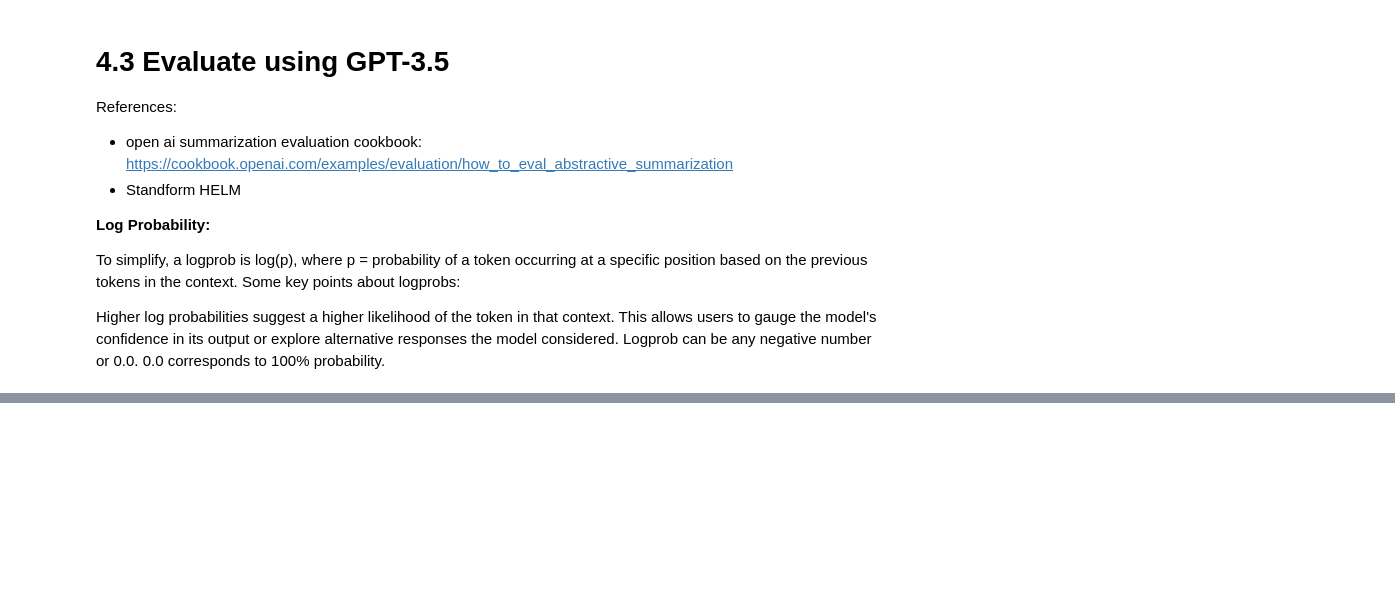
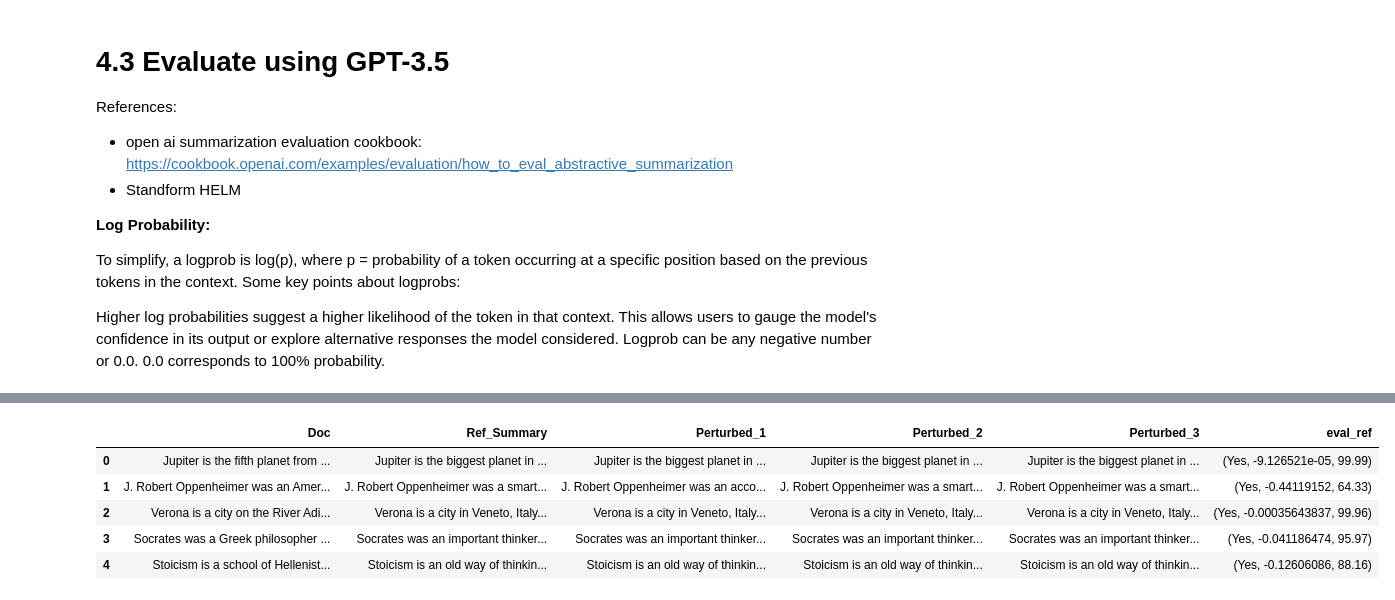
Before and after one commit to zhaojj1014/LLM_Summarization_Demo, a Jupyter notebook: summarization_demo.ipynb, the cells around one changed output, grey strips where cells are left out. Saved outputs shown, nothing was run; the diff lists cells and outputs as text; code cells hidden in the pictures; blank space fills up the shorter version.

```diff
--- a/summarization_demo.ipynb
+++ b/summarization_demo.ipynb
@@ -827,13 +744,0 @@ def eval_faithful(doc, summary):
-# %%
-# test
-doc = "Jupiter is the fifth planet from the Sun and the largest in the Solar System. It is a gas giant with a mass one-thousandth that of the Sun, but two-and-a-half times that of all the other planets in the Solar System combined. Jupiter is one of the brightest objects visible to the naked eye in the night sky, and has been known to ancient civilizations since before recorded history. It is named after the Roman god Jupiter.[19] When viewed from Earth, Jupiter can be bright enough for its reflected light to cast visible shadows,[20] and is on average the third-brightest natural object in the night sky after the Moon and Venus."
-ref = "Jupiter is a big planet in our Solar System that is fifth from the Sun. It is the largest planet and is made of gas. Jupiter is very bright in the sky and can even cast shadows on Earth. It has been known to people for a long time and is named after a Roman god."
-# perturb the ref summary: replace Jupiter with Mars
-perturbed_ref_1 = "Mars is a big planet in our Solar System that is fifth from the Sun. It is the largest planet and is made of gas. Mars is very bright in the sky and can even cast shadows on Earth. It has been known to people for a long time and is named after a Roman god."
-# perturb the ref summary: replace 5th with 7th
-perturbed_ref_2 = "Jupiter is the largest planet in our Solar System that is 7th from the Sun. It is made of gas. Jupiter is very bright in the sky and can even cast shadows on Earth. It has been known to people for a long time and is named after a Roman god."
-# perturb the ref summary: add new info
-perturbed_ref_3 = "Jupiter is a big planet in our Solar System that is fifth from the Sun. It is the largest planet and is mostly made of hydrogen and helium. Jupiter is very bright in the sky and can even cast shadows on Earth. It has been known to people for a long time and is named after a Roman god."
-
-print(len(doc.split()))
-print(len(ref.split()))
@@ -884,3 +744,0 @@ Yes
-# %%
-log_probability = test.choices[0].logprobs.content[0].logprob
-print(log_probability)
@@ -906,0 +745,18 @@ BERTScore Precision: 0.7804, Recall: 0.9054, F1: 0.8383
+# %%
+# get completion
+def get_completion(messages, max_tokens, temperature, logprobs, model="gpt-3.5-turbo"):
+    response = client.chat.completions.create(
+        model=model,
+        messages=messages,
+        max_tokens=max_tokens,
+        temperature=temperature, # this is the degree of randomness of the model's output
+        logprobs=logprobs,
+        # top_p=1
+    )
+
+    # summary = response.choices[0].message.content
+    # prompt_tokens = response.usage.prompt_tokens
+    # completion_tokens = response.usage.completion_tokens
+
+    # return {"summary": summary, "prompt_tokens": prompt_tokens, "completion_tokens": completion_tokens}
+    return response
@@ -906,0 +772,4 @@ BERTScore Precision: 0.7804, Recall: 0.9054, F1: 0.8383
+# %%
+# load the test data
+test_df = pd.read_csv(os.path.join(data_path, 'faithfulness_test_summary_perturbed.csv'))
+test_df.head()
@@ -906,0 +830,11 @@ BERTScore Precision: 0.7804, Recall: 0.9054, F1: 0.8383
+# %%
+# evaluate faithfulness of the reference summary
+test_df['eval_ref'] = test_df.apply(lambda row: eval_faithful(row['Doc'], row['Ref_Summary']), axis=1)
+test_df.head()
+# %% [output]
+|  | Doc | Ref_Summary | Perturbed_1 | Perturbed_2 | Perturbed_3 | eval_ref |
+| 0 | Jupiter is the fifth planet from ... | Jupiter is the biggest planet in ... | Jupiter is the biggest planet in ... | Jupiter is the biggest planet in ... | Jupiter is the biggest planet in ... | (Yes, -9.126521e-05, 99.99) |
+| 1 | J. Robert Oppenheimer was an Amer... | J. Robert Oppenheimer was a smart... | J. Robert Oppenheimer was an acco... | J. Robert Oppenheimer was a smart... | J. Robert Oppenheimer was a smart... | (Yes, -0.44119152, 64.33) |
+| 2 | Verona is a city on the River Adi... | Verona is a city in Veneto, Italy... | Verona is a city in Veneto, Italy... | Verona is a city in Veneto, Italy... | Verona is a city in Veneto, Italy... | (Yes, -0.00035643837, 99.96) |
+| 3 | Socrates was a Greek philosopher ... | Socrates was an important thinker... | Socrates was an important thinker... | Socrates was an important thinker... | Socrates was an important thinker... | (Yes, -0.041186474, 95.97) |
+| 4 | Stoicism is a school of Hellenist... | Stoicism is an old way of thinkin... | Stoicism is an old way of thinkin... | Stoicism is an old way of thinkin... | Stoicism is an old way of thinkin... | (Yes, -0.12606086, 88.16) |
```
Also changed, not shown: parts of 40 cells of this notebook.
